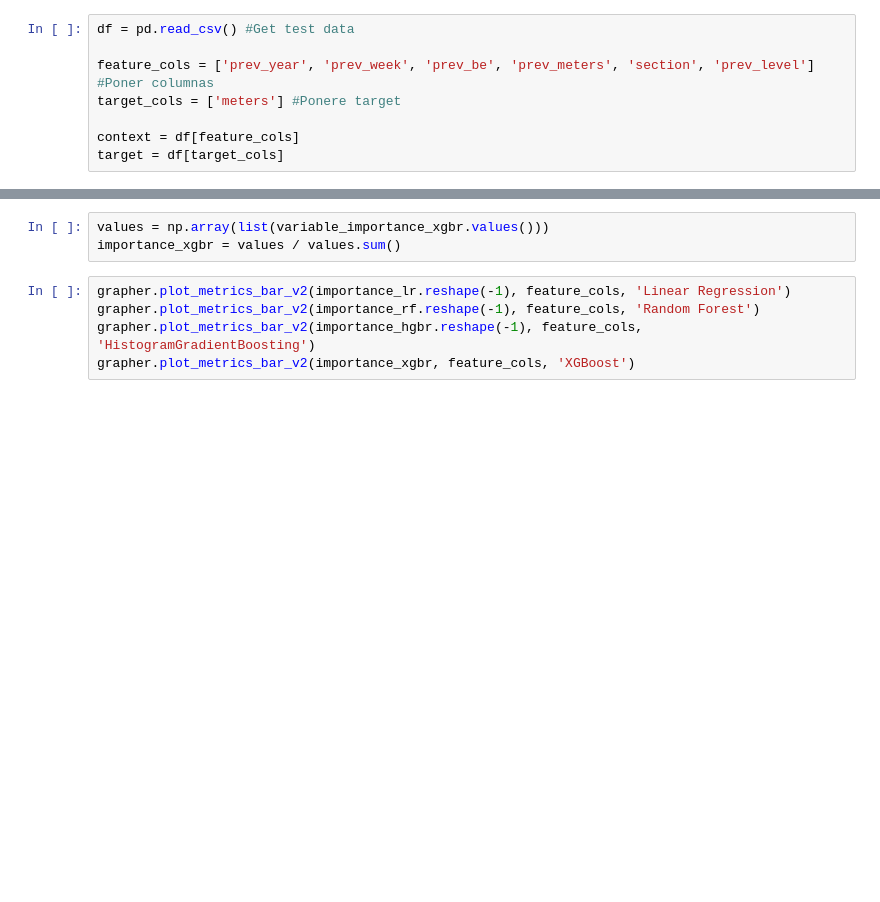
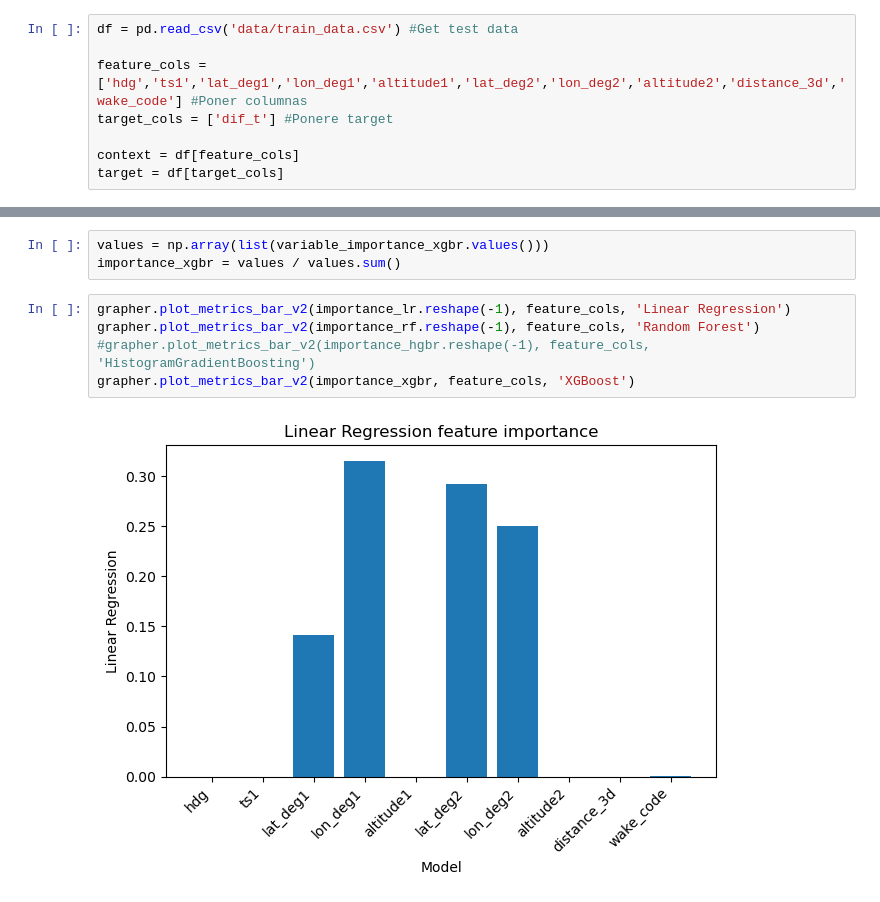
Before and after one commit to Raherol/Fly-by-coders, a Jupyter notebook: Hackathon/build_models.ipynb, the cells around one changed output, grey strips where cells are left out. Cells and saved outputs as stored; diff of their text form; blank space fills up the shorter version.

```diff
--- a/Hackathon/build_models.ipynb
+++ b/Hackathon/build_models.ipynb
@@ -10,8 +21,8 @@ from sklearn.inspection import permutation_importance
 # %%
-df = pd.read_csv() #Get test data
+df = pd.read_csv('data/train_data.csv') #Get test data
 
-feature_cols = ['prev_year', 'prev_week', 'prev_be', 'prev_meters', 'section', 'prev_level'] #Poner columnas
-target_cols = ['meters'] #Ponere target
+feature_cols = ['hdg','ts1','lat_deg1','lon_deg1','altitude1','lat_deg2','lon_deg2','altitude2','distance_3d','wake_code'] #Poner columnas
+target_cols = ['dif_t'] #Ponere target
 
 context = df[feature_cols]
 target = df[target_cols]
@@ -65,5 +76,7 @@ importance_xgbr = values / values.sum()
 # %%
 grapher.plot_metrics_bar_v2(importance_lr.reshape(-1), feature_cols, 'Linear Regression')
 grapher.plot_metrics_bar_v2(importance_rf.reshape(-1), feature_cols, 'Random Forest')
-grapher.plot_metrics_bar_v2(importance_hgbr.reshape(-1), feature_cols, 'HistogramGradientBoosting')
+#grapher.plot_metrics_bar_v2(importance_hgbr.reshape(-1), feature_cols, 'HistogramGradientBoosting')
 grapher.plot_metrics_bar_v2(importance_xgbr, feature_cols, 'XGBoost')
+# %% [output]
+[figure, added]
```
Also changed, not shown: parts of 3 cells of this notebook, 4 other files.
